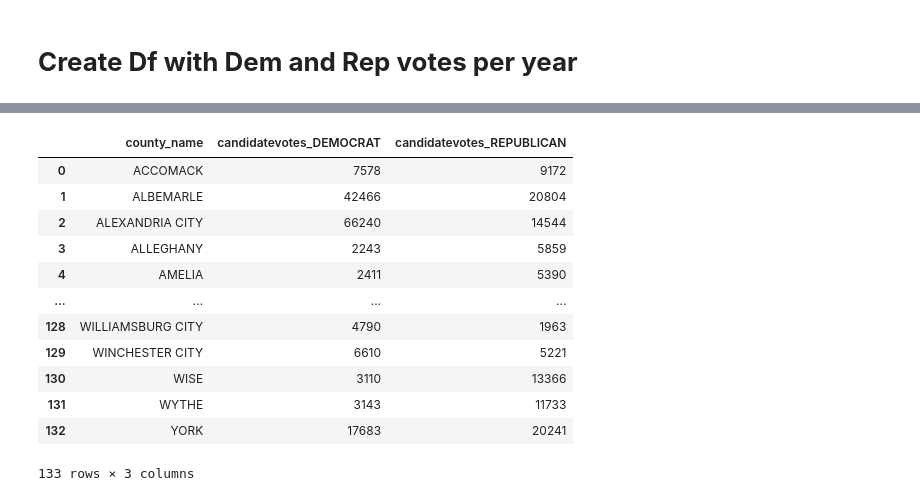
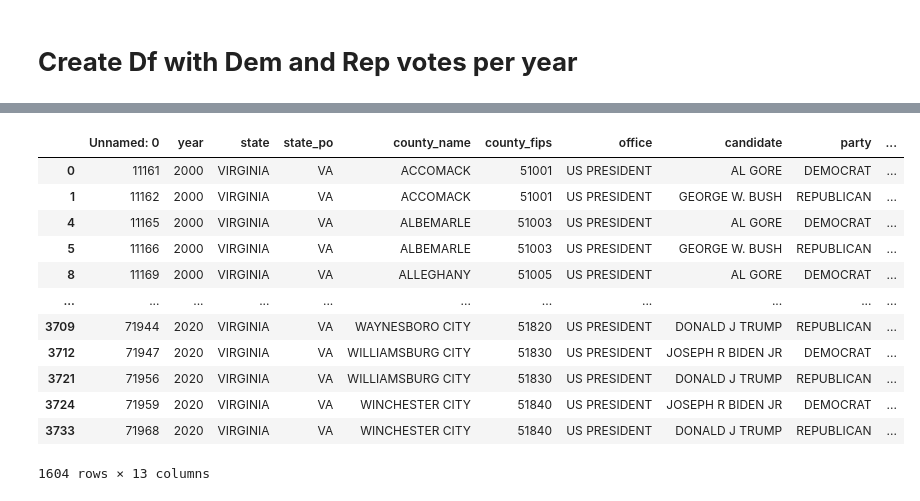
Before and after one commit to abkerper/project_voting, a Jupyter notebook: AllisonCountyResults.ipynb, the cells around one changed output, grey strips where cells are left out. Saved outputs shown, nothing was run; the diff lists cells and outputs as text; code cells hidden in the pictures.

```diff
--- a/AllisonCountyResults.ipynb
+++ b/AllisonCountyResults.ipynb
@@ -94,8 +94,7 @@ rep_dem_2020 = rep_dem_df[rep_dem_df['year'] == 2020]
 county_names = rep_dem_2020['county_name'].values
 county_names = list(set(county_names))
 for county in county_names:
-  dem_rows_sum = rep_dem_df[(rep_dem_df['county_name'] == county) | (rep_dem_df['party'] == 'DEMOCRAT')]['candidatevotes'].sum()
-  print(dem_rows_sum)
-  rep_dem_df.loc[(rep_dem_df['county_name'] == county) | (rep_dem_df['party'] == 'DEMOCRAT') | (rep_dem_df['mode'] == 'ABSENTEE'), 'totalvotes'] = dem_rows_sum
-  rep_rows_sum = rep_dem_df[(rep_dem_df['county_name'] == county) | (rep_dem_df['party'] == 'REPUBLICAN')]['candidatevotes'].sum()
-  rep_dem_df.loc[(rep_dem_df['county_name'] == county) | (rep_dem_df['party'] == 'REPUBLICAN') | (rep_dem_df['mode'] == 'ABSENTEE'), 'totalvotes'] = rep_rows_sum
+  dem_rows_sum = rep_dem_df[(rep_dem_df['county_name'] == county) & (rep_dem_df['year'] == 2020) & (rep_dem_df['party'] == 'DEMOCRAT')]['candidatevotes'].sum()
+  rep_dem_df.loc[(rep_dem_df['county_name'] == county) & (rep_dem_df['year'] == 2020) & (rep_dem_df['party'] == 'DEMOCRAT') & (rep_dem_df['mode'] == 'ABSENTEE'), 'candidatevotes'] = dem_rows_sum
+  rep_rows_sum = rep_dem_df[(rep_dem_df['county_name'] == county) & (rep_dem_df['year'] == 2020) & (rep_dem_df['party'] == 'REPUBLICAN')]['candidatevotes'].sum()
+  rep_dem_df.loc[(rep_dem_df['county_name'] == county) & (rep_dem_df['year'] == 2020) & (rep_dem_df['party'] == 'REPUBLICAN') & (rep_dem_df['mode'] == 'ABSENTEE'), 'candidatevotes'] = rep_rows_sum
@@ -118,18 +101,22 @@ rep_dem_df[rep_dem_df['year'] == 2020]
-# %%
-combined_2020_df
-# %% [output]
-|  | county_name | candidatevotes_DEMOCRAT | candidatevotes_REPUBLICAN |
-| 0 | ACCOMACK | 7578 | 9172 |
-| 1 | ALBEMARLE | 42466 | 20804 |
-| 2 | ALEXANDRIA CITY | 66240 | 14544 |
-| 3 | ALLEGHANY | 2243 | 5859 |
-| 4 | AMELIA | 2411 | 5390 |
-| ... | ... | ... | ... |
-| 128 | WILLIAMSBURG CITY | 4790 | 1963 |
-| 129 | WINCHESTER CITY | 6610 | 5221 |
-| 130 | WISE | 3110 | 13366 |
-| 131 | WYTHE | 3143 | 11733 |
-| 132 | YORK | 17683 | 20241 |
-133 rows × 3 columns
+# %%
+rep_dem_df = rep_dem_df[(rep_dem_df['mode'] == 'TOTAL') | (rep_dem_df['mode'] == 'ABSENTEE')]
+# %%
+rep_dem_df.loc[(rep_dem_df['mode'] != 'TOTAL'), 'mode'] = 'TOTAL'
+# %%
+rep_dem_df
+# %% [output]
+|  | Unnamed: 0 | year | state | state_po | county_name | county_fips | office | candidate | party | ... |
+| 0 | 11161 | 2000 | VIRGINIA | VA | ACCOMACK | 51001 | US PRESIDENT | AL GORE | DEMOCRAT | ... |
+| 1 | 11162 | 2000 | VIRGINIA | VA | ACCOMACK | 51001 | US PRESIDENT | GEORGE W. BUSH | REPUBLICAN | ... |
+| 4 | 11165 | 2000 | VIRGINIA | VA | ALBEMARLE | 51003 | US PRESIDENT | AL GORE | DEMOCRAT | ... |
+| 5 | 11166 | 2000 | VIRGINIA | VA | ALBEMARLE | 51003 | US PRESIDENT | GEORGE W. BUSH | REPUBLICAN | ... |
+| 8 | 11169 | 2000 | VIRGINIA | VA | ALLEGHANY | 51005 | US PRESIDENT | AL GORE | DEMOCRAT | ... |
+| ... | ... | ... | ... | ... | ... | ... | ... | ... | ... | ... |
+| 3709 | 71944 | 2020 | VIRGINIA | VA | WAYNESBORO CITY | 51820 | US PRESIDENT | DONALD J TRUMP | REPUBLICAN | ... |
+| 3712 | 71947 | 2020 | VIRGINIA | VA | WILLIAMSBURG CITY | 51830 | US PRESIDENT | JOSEPH R BIDEN JR | DEMOCRAT | ... |
+| 3721 | 71956 | 2020 | VIRGINIA | VA | WILLIAMSBURG CITY | 51830 | US PRESIDENT | DONALD J TRUMP | REPUBLICAN | ... |
+| 3724 | 71959 | 2020 | VIRGINIA | VA | WINCHESTER CITY | 51840 | US PRESIDENT | JOSEPH R BIDEN JR | DEMOCRAT | ... |
+| 3733 | 71968 | 2020 | VIRGINIA | VA | WINCHESTER CITY | 51840 | US PRESIDENT | DONALD J TRUMP | REPUBLICAN | ... |
+1604 rows × 13 columns
 # %%
 rep_dem_df.to_csv('rep_dem_votes.csv')
```
Also changed, not shown: parts of 2 cells of this notebook.
